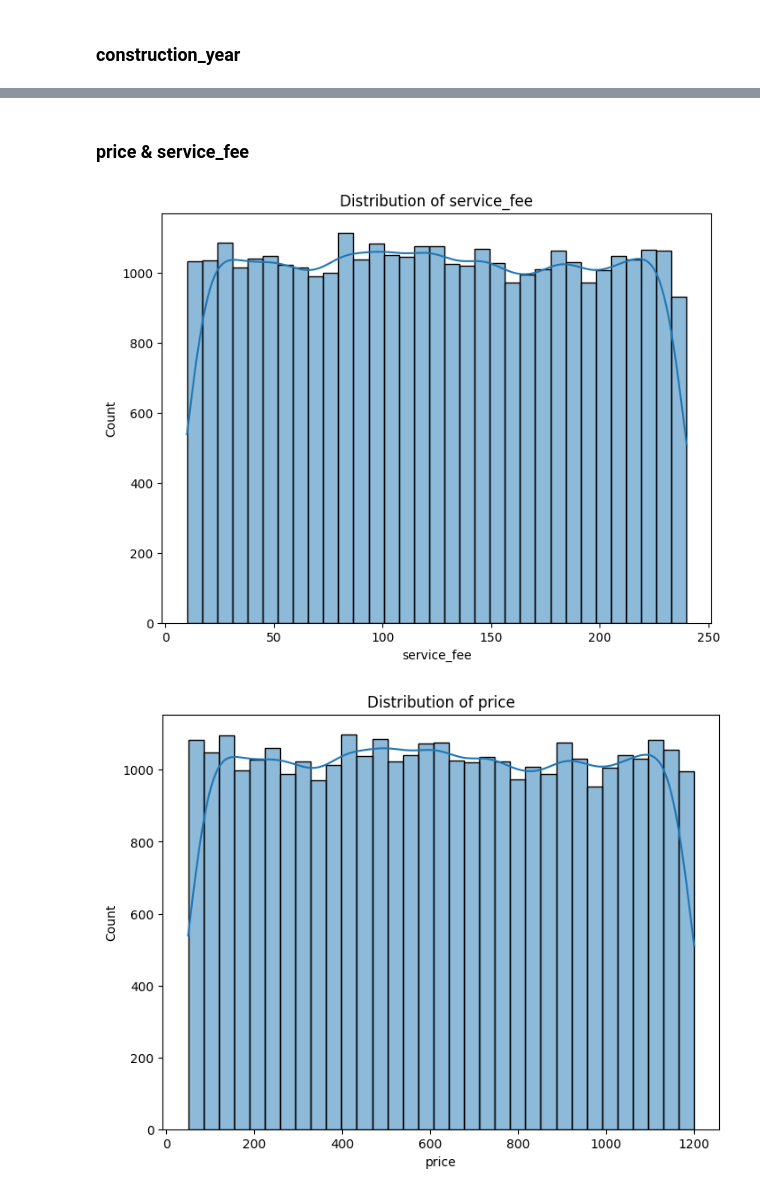
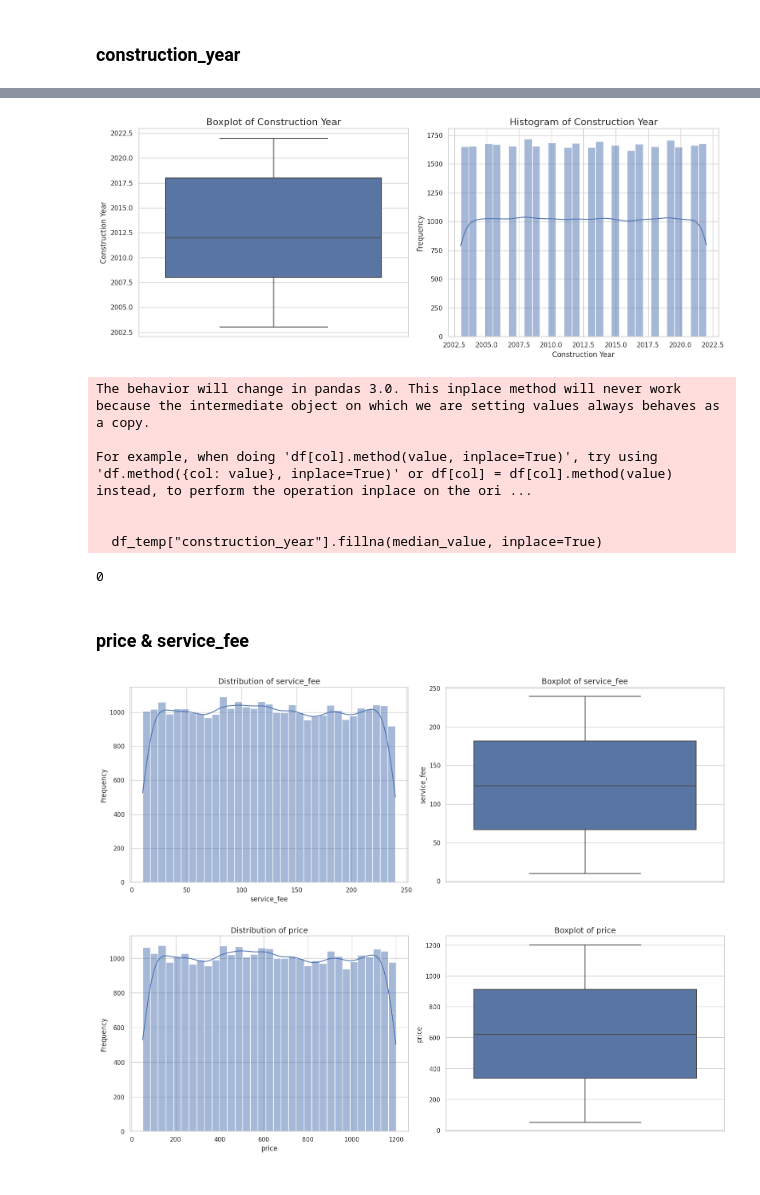
Before and after one commit to Sselimkoc/AirBnB-EDA, a Jupyter notebook: Airbnb.ipynb, the cells around one changed output, grey strips where cells are left out. Drawn from its saved outputs; the diff is of its cells as text; code cells hidden in the pictures.

Commit message:
Kaggle Notebook | notebook2f4620f073 | handle missing values

```diff
--- a/Airbnb.ipynb
+++ b/Airbnb.ipynb
@@ -424,0 +423,8 @@ Brooklyn
+# %%
+invalid_rows = missing_neighbourhood_idx & missing_lat_long
+
+if invalid_rows.any():
+    invalid_indices = invalid_rows[invalid_rows].index.tolist()
+    print(f"Warning: Some rows have both 'neighbourhood_group' and either 'lat' or 'long' missing. (Indices: {invalid_indices})")
+    # Optionally, we can drop these rows to get a clean data
+    df_temp = df_temp[~invalid_rows]
@@ -425,6 +433,9 @@ Brooklyn
 # %%
-missing_neighbourhood_idx = df_temp['neighbourhood_group'].isnull()
-df_temp.loc[missing_neighbourhood_idx, 'neighbourhood_group'] = df_temp.loc[missing_neighbourhood_idx].apply(lambda x: get_neighbourhood(x.lat, x.long), axis=1)
+# For rows where 'neighbourhood_group' is null but 'lat' and 'long' are available, apply the function
+df_temp.loc[missing_neighbourhood_idx & ~missing_lat_long, 'neighbourhood_group'] = (
+    df_temp.loc[missing_neighbourhood_idx & ~missing_lat_long]
+    .apply(lambda x: get_neighbourhood(x.lat, x.long), axis=1)
+)
 # %%
 df_temp['neighbourhood_group'].isna().sum()
 # %% [output]
@@ -541,19 +592,70 @@ construction_year
 Name: count, dtype: int64
+# %%
+sns.set(style="whitegrid")
+
+# Create subplots
+fig, axes = plt.subplots(1, 2, figsize=(15, 6))  # 1 row, 2 columns
+
+# Boxplot
+sns.boxplot(y=df_temp['construction_year'], ax=axes[0])
+axes[0].set_title("Boxplot of Construction Year", fontsize=16)
+axes[0].set_ylabel("Construction Year", fontsize=12)
+
+# Histogram with KDE
+sns.histplot(df_temp['construction_year'], kde=True, ax=axes[1])
+axes[1].set_title("Histogram of Construction Year", fontsize=16)
+axes[1].set_xlabel("Construction Year", fontsize=12)
+axes[1].set_ylabel("Frequency", fontsize=12)
+
+# Adjust layout and show the plots
+plt.tight_layout()
+plt.show()
+# %% [output]
+[figure, added]
+# %%
+# Data looks balanced and their is no outline value so I can fill the null values with median values
+median_value = df_temp["construction_year"].median()
+df_temp["construction_year"].fillna(median_value, inplace=True)
+# %% [output]
+The behavior will change in pandas 3.0. This inplace method will never work because the intermediate object on which we are setting values always behaves as a copy.
+
+For example, when doing 'df[col].method(value, inplace=True)', try using 'df.method({col: value}, inplace=True)' or df[col] = df[col].method(value) instead, to perform the operation inplace on the ori ...
+
+
+  df_temp["construction_year"].fillna(median_value, inplace=True)
+# %%
+df_temp['construction_year'] = df_temp['construction_year'].astype(int)
+# %%
+df_temp['construction_year'].isna().sum()
+# %% [output]
+0
 # %% [markdown]
 ### **price & service_fee**
 # %%
 # List of selected columns to plot
 selected_cols = ['service_fee', 'price']
 
-# Plot each column separately
+# Plot each column separately with histogram and boxplot
 for col in selected_cols:
-    plt.figure(figsize=(8, 6))  # Adjust the size for each individual plot
-    sns.histplot(df_temp[col], kde=True)
-    plt.title(f'Distribution of {col}')
+    fig, axes = plt.subplots(1, 2, figsize=(16, 6))  # Create two plots side by side
+
+    # Histogram with KDE
+    sns.histplot(df_temp[col], kde=True, ax=axes[0])
+    axes[0].set_title(f'Distribution of {col}', fontsize=14)
+    axes[0].set_xlabel(col, fontsize=12)
+    axes[0].set_ylabel('Frequency', fontsize=12)
+
+    # Boxplot
+    sns.boxplot(y=df_temp[col], ax=axes[1])
+    axes[1].set_title(f'Boxplot of {col}', fontsize=14)
+    axes[1].set_ylabel(col, fontsize=12)
+
+    # Show the plots
+    plt.tight_layout()
     plt.show()
 # %% [output]
-[figure, old version]
+[figure, new version]
-[figure, old version]
+[figure, new version]
 # %%
 # Fill the columns with median (balanced data)
 df_temp['price'] = df_temp['price'].fillna(df_temp['price'].median())
```
Also changed, not shown: parts of 39 cells of this notebook.
